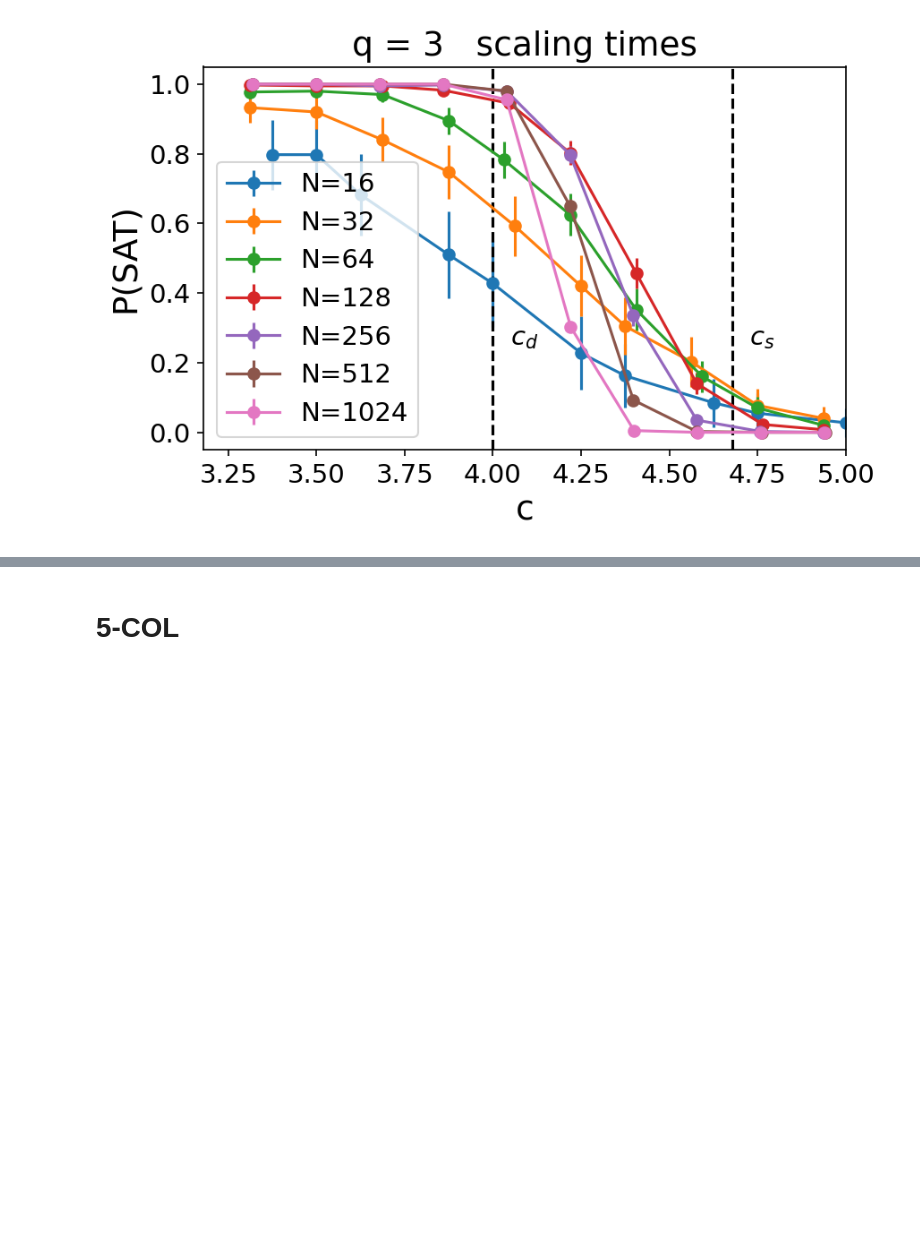
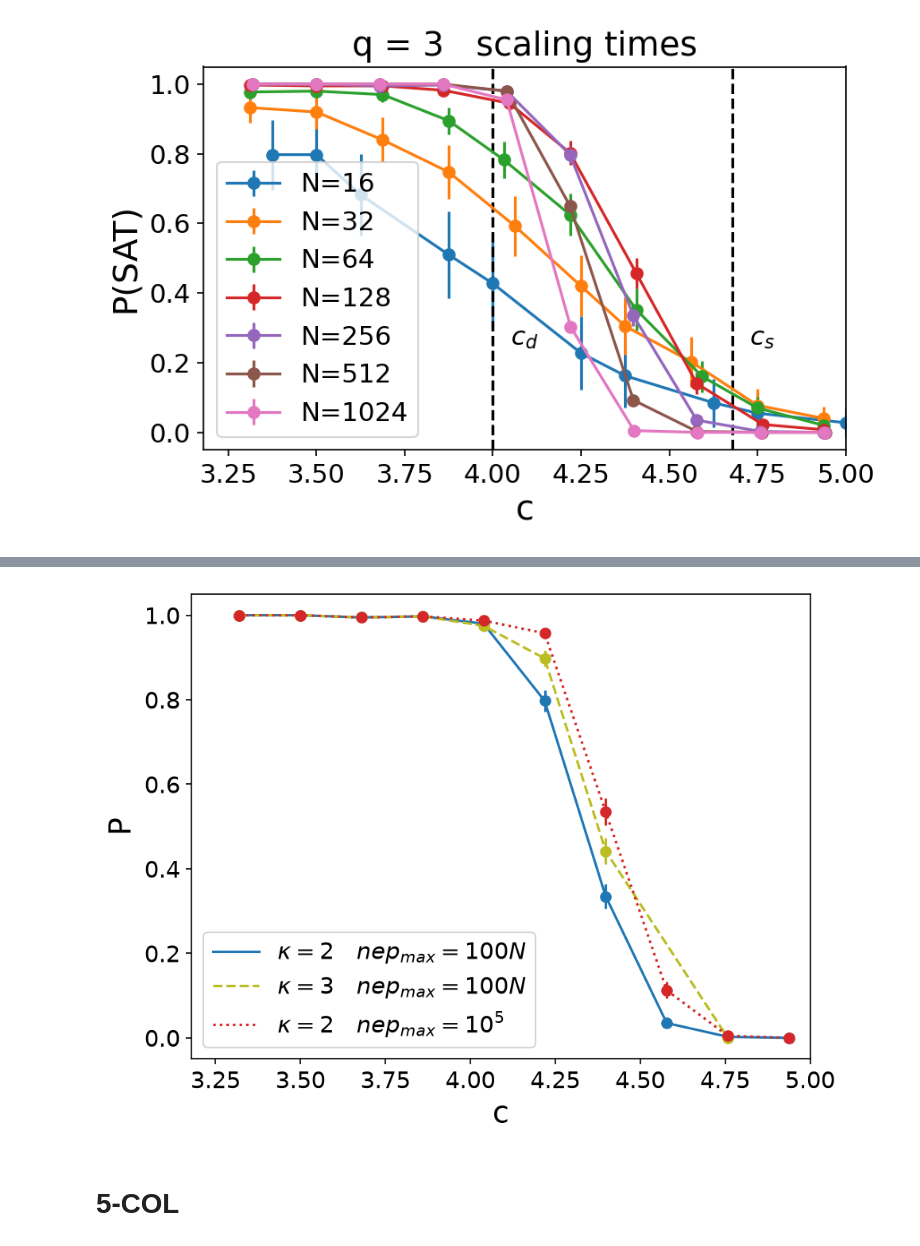
Before and after one commit to d4v1d-cub/PI-GNN-Coloring, a Jupyter notebook: plot_Geri_style_from_csv.ipynb, the cells around one changed output, grey strips where cells are left out. Cells and saved outputs as stored; diff of their text form; code cells hidden in the pictures; blank space fills up the shorter version.

```diff
--- a/plot_Geri_style_from_csv.ipynb
+++ b/plot_Geri_style_from_csv.ipynb
@@ -240,26 +250,33 @@ plot_model_curve_several_params(data_list, Nval, figname, xlim, ylim, labels_lis
 # %%
 Nval = 256
 m_min = {Nval:int(round(Nval * cmin / 2))}
 m_max = {Nval:int(round(Nval * cmax / 2))}
 ntrials = 5
-hiddim_list = [50]
-nlayers_list = [3]
+params_list = [(50, 2), (50, 3), (50, 2)] # list of hyperparameters with the pairs: (hiddim, nlayers)
 data_list = []
-for nlayers in nlayers_list:
-    for hiddim in hiddim_list[:-1]:
-        filename = f'{q}COL_rPI-GNN_ntrials={ntrials}_hiddim={hiddim}_nlayers={nlayers}.csv'
-        df3 = read_data(path, filename, Nval, Nval, m_min, m_max)
-        data_list.append(df3)
+labels_list = []
+for hiddim, nlayers in params_list[:-1]:
+    filename = f'{q}COL_rPI-GNN_ntrials={ntrials}_hiddim={hiddim}_nlayers={nlayers}.csv'
+    df3 = read_data(path, filename, Nval, Nval, m_min, m_max)
+    data_list.append(df3)
+    labels_list.append(r"$\kappa=$" + f"{nlayers}   " + r"$nep_{max}=100N$")
 
-filename = f'{q}COL_rPI-GNN_ntrials={ntrials}.csv'
+hiddim, nlayers = params_list[-1]
+filename = f'{q}COL_rPI-GNN_ntrials={ntrials}_hiddim={hiddim}_nlayers={nlayers}_max_nepochs.csv'
 df3 = read_data(path, filename, Nval, Nval, m_min, m_max)
 data_list.append(df3)
+labels_list.append(r"$\kappa=$" + f"{nlayers}   " + r"$nep_{max}=10^{5}$")
 
 xlim = (3.18, 5.0)
 ylim = (-0.05, 1.05)
 
-figname = f'{path}/Coloring_q_{q}_rPI-GNN_ntrials_{ntrials}_nmin_{Nval}_nmax_{Nval}_several_hiddim_paper.png'
-plot_model_curve_several_hiddim_paper(data_list, hiddim_list, Nval, figname, xlim, ylim)
+style_list = ['-', '--', ':']
+color_indexes = [0, 8, 3]
+figname = f'{path}/Coloring_q_{q}_rPI-GNN_ntrials_{ntrials}_nmin_{Nval}_nmax_{Nval}_several_params_paper.png'
+plot_model_curve_several_params(data_list, Nval, figname, xlim, ylim, labels_list,
+                                style_list=style_list, color_indexes=color_indexes)
+# %% [output]
+[figure, added]
 # %% [markdown]
 # 5-COL
 # %%
```
Also changed, not shown: parts of 2 cells of this notebook, 2 other files.
